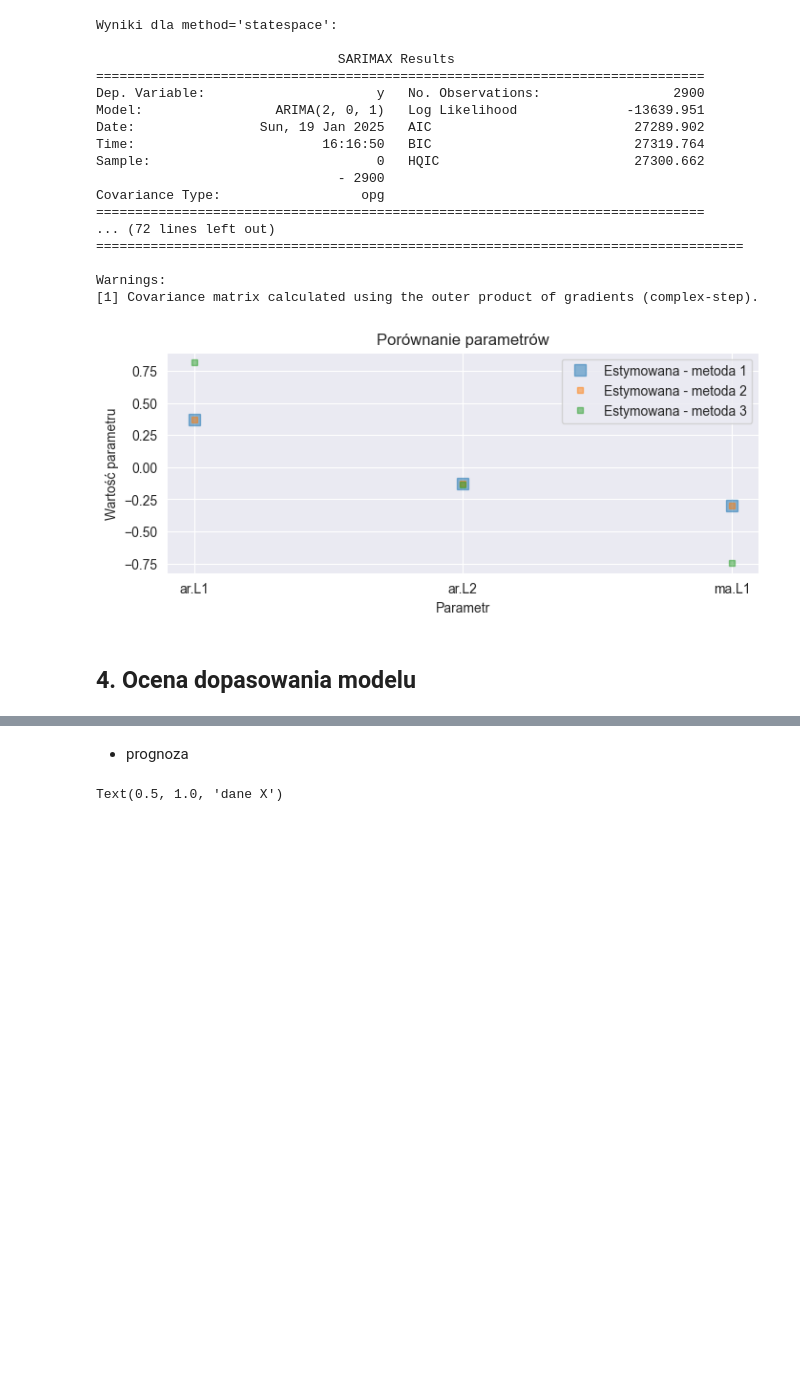
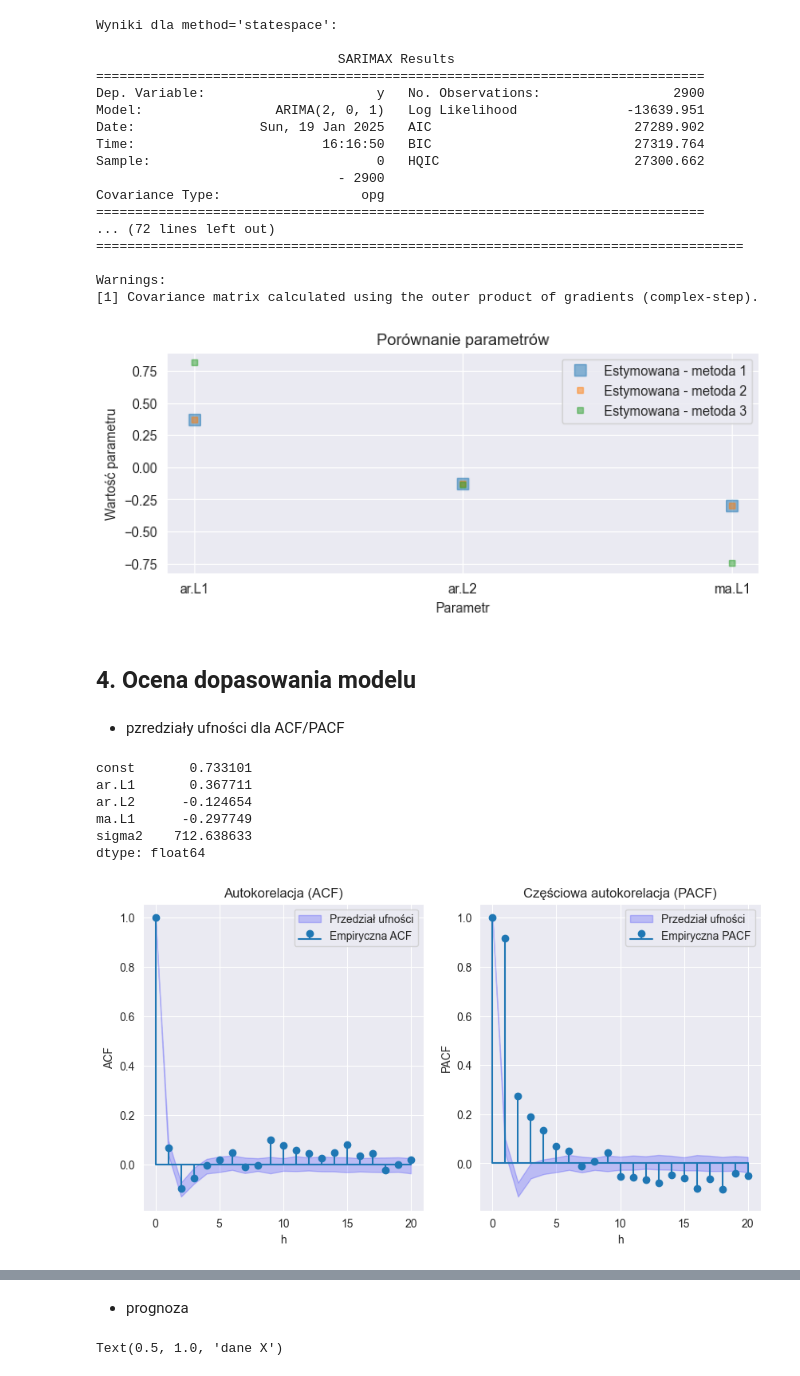
Before and after one commit to werojskz/kaszcz_sprawko, a Jupyter notebook: sprawko.ipynb, the cells around one changed output, grey strips where cells are left out. Cells and saved outputs as stored; diff of their text form; code cells hidden in the pictures; blank space fills up the shorter version.

```diff
--- a/sprawko.ipynb
+++ b/sprawko.ipynb
@@ -71,7 +70,7 @@ plt.legend()
 * periodogram
 # %%
 # Periodogram
-ets_model = ExponentialSmoothing(X, seasonal_periods=500, trend='add', seasonal='add').fit()
+ets_model = ExponentialSmoothing(X, seasonal_periods=130, trend='add', seasonal='add').fit()
 
 trend_ets = ets_model.trend
 
@@ -323,3 +320,76 @@ plt.show()
 [figure]
 # %% [markdown]
 ## 4. Ocena dopasowania modelu
+# %% [markdown]
+* pzredziały ufności dla ACF/PACF
+# %%
+print(model.params)
+# %% [output]
+const       0.733101
+ar.L1       0.367711
+ar.L2      -0.124654
+ma.L1      -0.297749
+sigma2    712.638633
+dtype: float64
+# %%
+import numpy as np
+import matplotlib.pyplot as plt
+from statsmodels.tsa.arima_process import ArmaProcess
+from statsmodels.tsa.stattools import acf, pacf
+
+# Parametry
+n = 100
+alfa = 0.05
+
+# Dane wejściowe
+wektor_h = list(range(21))
+h_max = len(wektor_h) - 1
+
+# Definicja parametrów ARMA
+ar_coef = np.r_[1, -model.params[1:3]]  # AR zaczyna się od 1, odwrotność znaków
+ma_coef = np.r_[1, model.params[3]]     # MA zaczyna się od 1
+sigma_sq = np.sqrt(model.params[4])     # Skala to odchylenie standardowe
+
+arma_process = ArmaProcess(ar_coef, ma_coef)
+
+# Tablice do przechowywania wyników
+lista_acf = np.zeros((n, h_max + 1))
+lista_pacf = np.zeros((n, h_max + 1))
+
+# Symulacja trajektorii i obliczenie ACF/PACF
+for i in range(n):
+    arma_process_trajectory = arma_process.generate_sample(nsample=len(X), scale=sigma_sq)
+    lista_acf[i, :] = acf(arma_process_trajectory, fft=True, nlags=h_max)
+    lista_pacf[i, :] = pacf(arma_process_trajectory, nlags=h_max, method='yw')
+
+# Wyznaczanie przedziałów kwantylowych
+lower_acf = np.quantile(lista_acf, alfa, axis=0)
+upper_acf = np.quantile(lista_acf, 1 - alfa, axis=0)
+
+lower_pacf = np.quantile(lista_pacf, alfa, axis=0)
+upper_pacf = np.quantile(lista_pacf, 1 - alfa, axis=0)
+
+# Empiryczne ACF i PACF
+acf_emp = acf(residual_ets, fft=True, nlags=h_max)
+pacf_emp = pacf(X, nlags=h_max, method='yw')
+
+# Wykresy ACF
+plt.figure(figsize=(10, 5))
+plt.subplot(1,2,1)
+plt.stem(wektor_h, acf_emp, basefmt='', label='Empiryczna ACF')
+plt.fill_between(wektor_h, lower_acf, upper_acf, color="blue", alpha=0.2, label='Przedział ufności')
+plt.xlabel("h")
+plt.ylabel("ACF")
+plt.title("Autokorelacja (ACF)")
+plt.legend()
+
+plt.subplot(1,2,2)
+plt.stem(wektor_h, pacf_emp, basefmt='', label='Empiryczna PACF')
+plt.fill_between(wektor_h, lower_pacf, upper_pacf, color="blue", alpha=0.2, label='Przedział ufności')
+plt.xlabel("h")
+plt.ylabel("PACF")
+plt.title("Częściowa autokorelacja (PACF)")
+plt.legend()
+plt.show()
+# %% [output]
+[figure, added]
```
Also changed, not shown: parts of 7 cells of this notebook, 1 other file.
